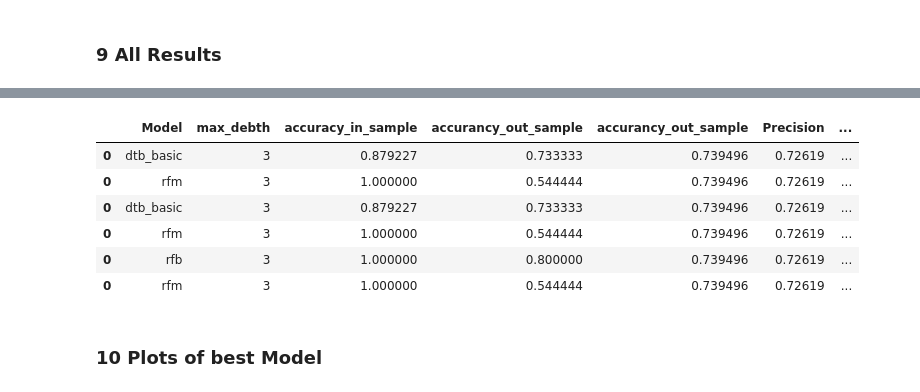
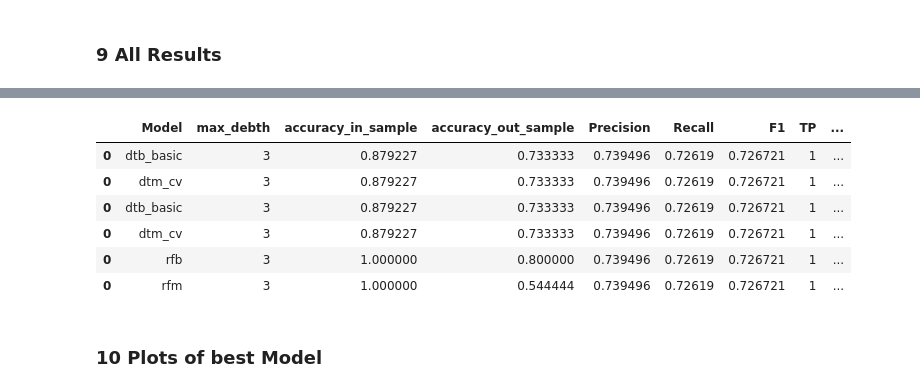
Before and after one commit to Liomat97/Machine-Learning, a Jupyter notebook: Test.ipynb, the cells around one changed output, grey strips where cells are left out. Drawn from its saved outputs; the diff is of its cells as text; code cells hidden in the pictures.

Commit message:
Changes in Results

```diff
--- a/Test.ipynb
+++ b/Test.ipynb
@@ -829,7 +1034,7 @@ from sklearn import metrics
 model = 'rfb'
 max_debth = 3
 accuracy_in_sample = rfb.score(x_binary_train, y_binary_train)
-accurancy_out_sample = rfb.score(x_binary_test, y_binary_test)
+accuracy_out_sample = rfb.score(x_binary_test, y_binary_test)
 Precision = report['macro avg']['precision']
 Recall = report['macro avg']['recall']
 F1 = report['macro avg']['f1-score']
@@ -839,7 +1044,8 @@ FP = 1
 FN = 1
 # %%
 #Append the Results from the Loop to the existing Dataframe:
-rfb_temp = [(model, max_debth, accuracy_in_sample, accurancy_out_sample, Precision, Recall, F1, TP, TN, FP, FN)]
+rfb_temp = [(model, max_debth, accuracy_in_sample, accuracy_out_sample, Precision, Recall, F1, TP, TN, FP, FN)]
 rfb_results = pd.DataFrame(rfb_temp)
+rfb_results.rename(columns= {0:'Model', 1:'max_debth', 2:'accuracy_in_sample', 3:'accuracy_out_sample', 4:'Precision', 5:'Recall', 6:'F1', 7:'TP', 8:'TN', 9:'FP', 10:'FN' }, inplace = True)
 rfb_results
 # %% [output]
@@ -863,7 +1092,7 @@ from sklearn import metrics
 model = 'rfm'
 max_debth = 3
 accuracy_in_sample = rfm.score(x_multi_train, y_multi_train)
-accurancy_out_sample = rfm.score(x_multi_test, y_multi_test)
+accuracy_out_sample = rfm.score(x_multi_test, y_multi_test)
 Precision = report['macro avg']['precision']
 Recall = report['macro avg']['recall']
 F1 = report['macro avg']['f1-score']
@@ -873,7 +1102,8 @@ FP = 1
 FN = 1
 # %%
 #Append the Results from the Loop to the existing Dataframe:
-rfm_temp = [(model, max_debth, accuracy_in_sample, accurancy_out_sample, Precision, Recall, F1, TP, TN, FP, FN)]
+rfm_temp = [(model, max_debth, accuracy_in_sample, accuracy_out_sample, Precision, Recall, F1, TP, TN, FP, FN)]
 rfm_results = pd.DataFrame(rfm_temp)
+rfm_results.rename(columns={0:'Model', 1:'max_debth', 2:'accuracy_in_sample', 3:'accuracy_out_sample', 4:'Precision', 5:'Recall', 6:'F1', 7:'TP', 8:'TN', 9:'FP', 10:'FN' }, inplace = True)
 rfm_results
 # %% [output]
@@ -894,22 +1124,22 @@ rfm_results
 # %%
 Results = pd.DataFrame()
 Results = Results.append(dtb_basic_results)
 Results = Results.append(dtm_cv_results)
 Results = Results.append(dtb_basic_results)
 Results = Results.append(dtm_cv_results)
 Results = Results.append(rfb_results)
 Results = Results.append(rfm_results)
-Results.rename(columns= {0:'Model', 1:'max_debth', 2:'accuracy_in_sample', 3:'accurancy_out_sample', 4:'accurancy_out_sample', 5:'Precision', 6:'Recall', 7:'F1', 8:'TP', 9:'TN', 10:'FP', 11:'FN' }, inplace = True)
+#Results.rename(columns= {0:'Model', 1:'max_debth', 2:'accuracy_in_sample', 3:'accuracy_out_sample', 4:'Precision', 5:'Recall', 6:'F1', 7:'TP', 8:'TN', 9:'FP', 10:'FN' }, inplace = True)
 #Results.to_excel('Results.xlsx')
 Results
 # %% [output]
-|  | Model | max_debth | accuracy_in_sample | accurancy_out_sample | accurancy_out_sample | Precision | ... |
-| 0 | dtb_basic | 3 | 0.879227 | 0.733333 | 0.739496 | 0.72619 | ... |
-| 0 | rfm | 3 | 1.000000 | 0.544444 | 0.739496 | 0.72619 | ... |
-| 0 | dtb_basic | 3 | 0.879227 | 0.733333 | 0.739496 | 0.72619 | ... |
-| 0 | rfm | 3 | 1.000000 | 0.544444 | 0.739496 | 0.72619 | ... |
-| 0 | rfb | 3 | 1.000000 | 0.800000 | 0.739496 | 0.72619 | ... |
-| 0 | rfm | 3 | 1.000000 | 0.544444 | 0.739496 | 0.72619 | ... |
+|  | Model | max_debth | accuracy_in_sample | accuracy_out_sample | Precision | Recall | F1 | TP | ... |
+| 0 | dtb_basic | 3 | 0.879227 | 0.733333 | 0.739496 | 0.72619 | 0.726721 | 1 | ... |
+| 0 | dtm_cv | 3 | 0.879227 | 0.733333 | 0.739496 | 0.72619 | 0.726721 | 1 | ... |
+| 0 | dtb_basic | 3 | 0.879227 | 0.733333 | 0.739496 | 0.72619 | 0.726721 | 1 | ... |
+| 0 | dtm_cv | 3 | 0.879227 | 0.733333 | 0.739496 | 0.72619 | 0.726721 | 1 | ... |
+| 0 | rfb | 3 | 1.000000 | 0.800000 | 0.739496 | 0.72619 | 0.726721 | 1 | ... |
+| 0 | rfm | 3 | 1.000000 | 0.544444 | 0.739496 | 0.72619 | 0.726721 | 1 | ... |
 # %% [markdown]
 ### 10 Plots of best Model
 # %%
```
Also changed, not shown: parts of 52 cells of this notebook.
